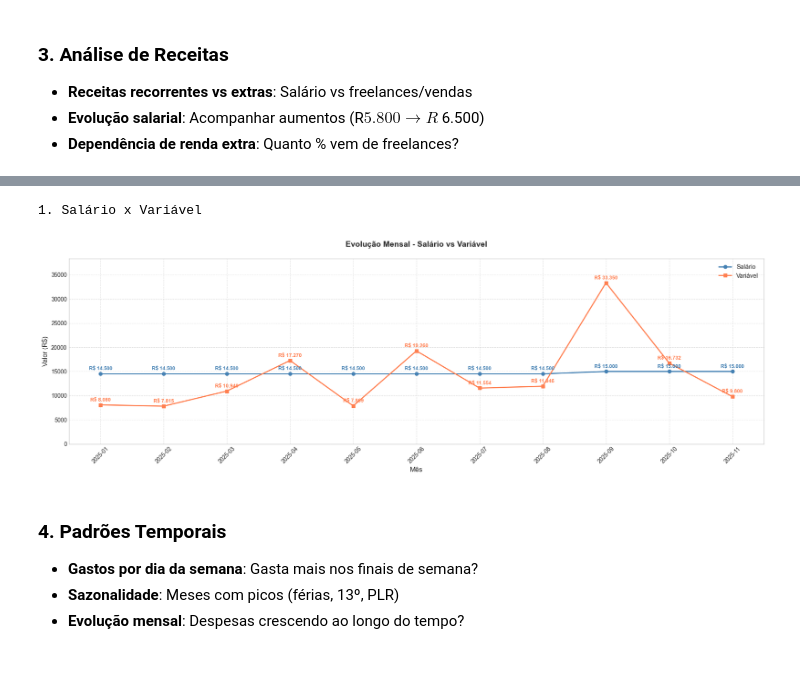
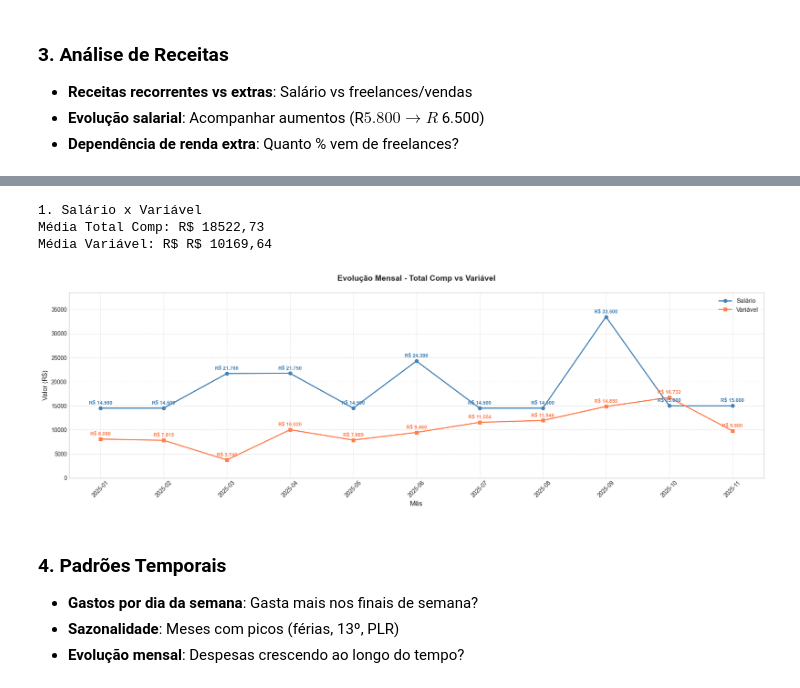
Before and after one commit to SchuedaD/projeto_gestao_financeira, a Jupyter notebook: dados_financeiros.ipynb, the cells around one changed output, grey strips where cells are left out. Cells and saved outputs as stored; diff of their text form; code cells hidden in the pictures.

Commit message:
Atualizações de Salário para Total Comp (Incluindo PLR, Bonus e 13º)

```diff
--- a/dados_financeiros.ipynb
+++ b/dados_financeiros.ipynb
@@ -234,56 +256,64 @@ receitas_mensal = db_receitas.groupby(['data_mes','descricao'])['valor'].sum().r
 
 # Criando coluna para diferencias fixo de variável
 
-salario = receitas_mensal[receitas_mensal['descricao'] == 'Salário mensal'].copy()
-salario['tipo_receita'] = 'fixo'
-variavel = receitas_mensal[receitas_mensal['descricao'] != 'Salário mensal'].copy()
+total_comp = receitas_mensal[receitas_mensal['descricao'].isin(['Salário mensal',"Bônus trimestral", "Bônus semestral","PLR empresa","13° salário primeira parcela"])].copy()
+total_comp['tipo_receita'] = 'fixo'
+variavel = receitas_mensal[~receitas_mensal['descricao'].isin(['Salário mensal',"Bônus trimestral", "Bônus semestral","PLR empresa","13° salário primeira parcela"])].copy()
 variavel['tipo_receita'] = 'variavel'
 
 # Transformando em uma df com dados de variavel x fixo por mês
 
-salario_agrupado = salario.groupby(['data_mes','tipo_receita'])['valor'].sum().reset_index()
+total_comp_agrupado = total_comp.groupby(['data_mes','tipo_receita'])['valor'].sum().reset_index()
 variavel_agrupado = variavel.groupby(['data_mes','tipo_receita'])['valor'].sum().reset_index()
 
 
-# 1. Salário vs Variável
-print('1. Salário x Variável')
+# 1. Total comp vs Variável
+media_totalcomp = f'R$ {total_comp_agrupado['valor'].mean():.2f}'.replace('.',',')
+media_variavel = f'R$ {variavel_agrupado['valor'].mean():.2f}'.replace('.',',')
+print('1. Salário x Variável\n'
+      f'Média Total Comp: {media_totalcomp}\n'
+      f'Média Variável: R$ {media_variavel}')
 
 # tamanho do gráfico
 plt.figure(figsize=(18, 6))
 
 # Plotando as duas linhas
-plt.plot(salario_agrupado['data_mes'], salario_agrupado['valor'], marker='o', linewidth=2, label='Salário', color='steelblue')
+plt.plot(total_comp_agrupado['data_mes'], total_comp_agrupado['valor'], marker='o', linewidth=2, label='Salário', color='steelblue')
 plt.plot(variavel_agrupado['data_mes'], variavel_agrupado['valor'], marker='s', linewidth=2, label='Variável', color='coral')
 
 # Calculando o valor máximo para ajustar o eixo Y
-valor_max = max(salario_agrupado['valor'].max(), variavel_agrupado['valor'].max())
+valor_max = max(total_comp_agrupado['valor'].max(), variavel_agrupado['valor'].max())
 plt.ylim(0, valor_max * 1.15)  # Aumenta 15% acima do valor máximo
 
 
 # Adicionando rótulos - Salário (acima)
-for i, (mes, valor) in enumerate(zip(salario_agrupado['data_mes'], salario_agrupado['valor'])):
+for i, (mes, valor) in enumerate(zip(total_comp_agrupado['data_mes'], total_comp_agrupado['valor'])):
     valor_formatado = f'R$ {valor:,.0f}'.replace(',', '.')
     plt.text(i, valor + 500, valor_formatado,
              ha='center', va='bottom', fontsize=9, weight='bold', color='steelblue')
 
 # Adicionando rótulos - Variável (abaixo)
 for i, (mes, valor) in enumerate(zip(variavel_agrupado['data_mes'], variavel_agrupado['valor'])):
     valor_formatado = f'R$ {valor:,.0f}'.replace(',', '.')
     plt.text(i, valor + 1500, valor_formatado,
              ha='center', va='top', fontsize=9, weight='bold', color='coral')
 
 # Configurações do gráfico
-plt.title('Evolução Mensal - Salário vs Variável\n', fontsize=14, weight='bold')
+plt.title('Evolução Mensal - Total Comp vs Variável\n', fontsize=14, weight='bold')
 plt.xlabel('Mês', fontsize=12)
 plt.ylabel('Valor (R$)', fontsize=12)
 plt.legend(fontsize=11)
 plt.grid(True, linestyle='--', alpha=0.6)
 plt.xticks(rotation=45)
 plt.tight_layout()
 plt.show()
+
+# qual aumento do salário durante o ano e fazer um calculo do Totalcomp
 # %% [output]
 1. Salário x Variável
+Média Total Comp: R$ 18522,73
+Média Variável: R$ R$ 10169,64
-[figure, old version]
+[figure, new version]
 # %% [markdown]
 ### 4. **Padrões Temporais**
 
```
Also changed, not shown: parts of 1 cell of this notebook.
